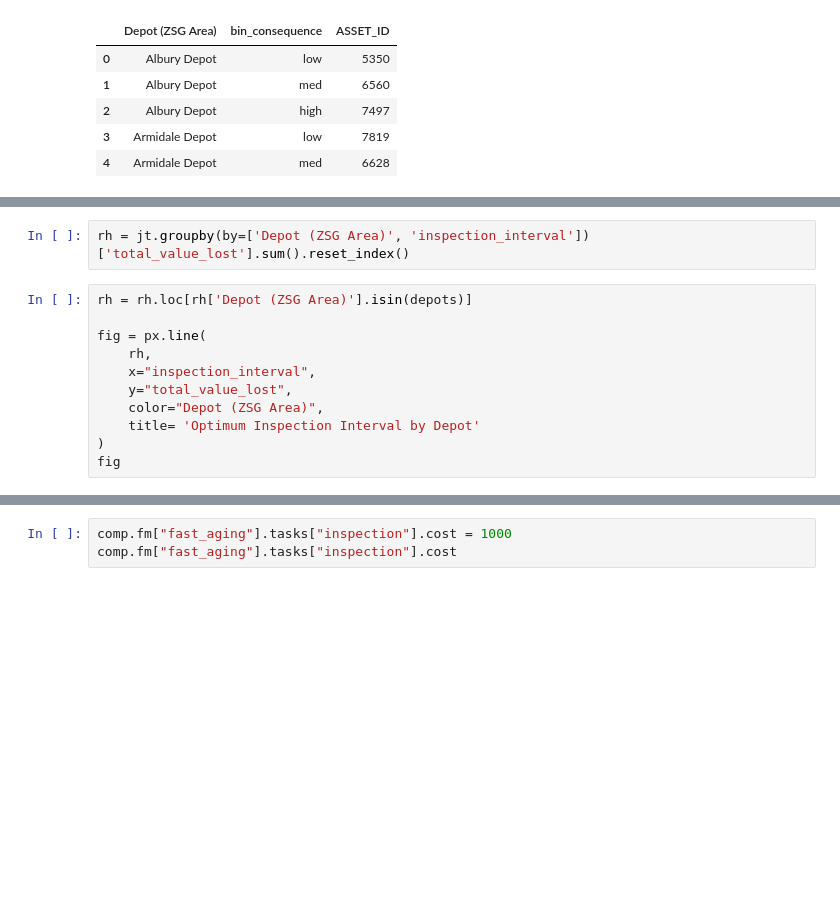
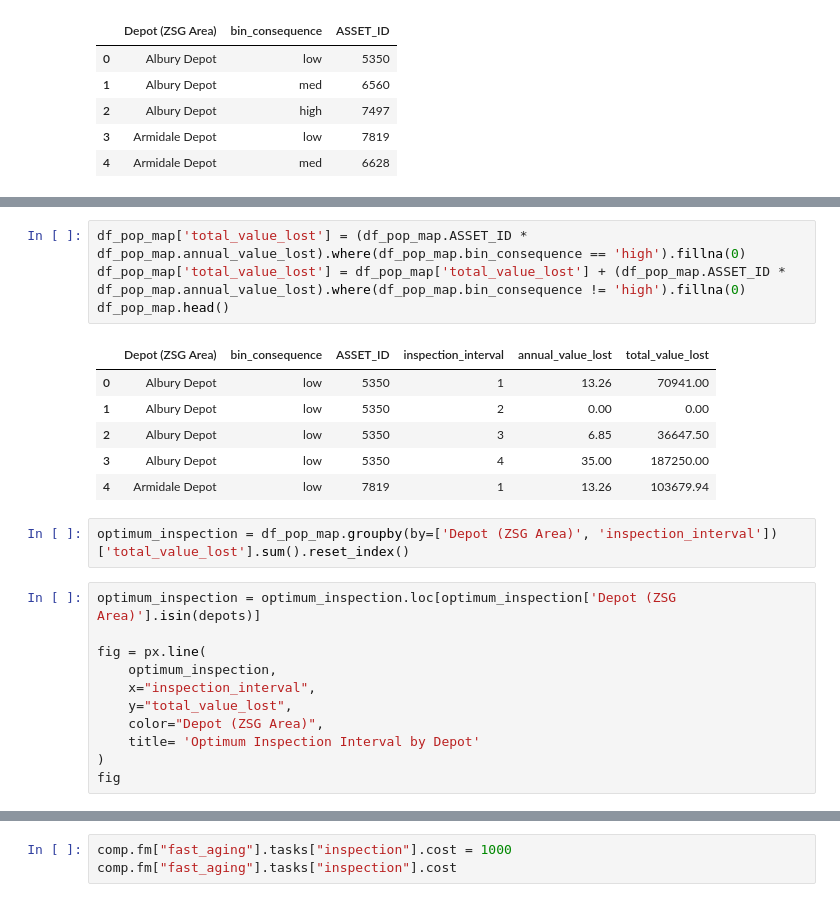
Before and after one commit to gavintreseder/pof, a Jupyter notebook: notebooks/value_lost.ipynb, the cells around one changed output, grey strips where cells are left out. Drawn from its saved outputs; the diff is of its cells as text; blank space fills up the shorter version.

```diff
--- a/notebooks/value_lost.ipynb
+++ b/notebooks/value_lost.ipynb
@@ -196,10 +198,21 @@ jt.head()
+# %%
+df_pop_map['total_value_lost'] = (df_pop_map.ASSET_ID * df_pop_map.annual_value_lost).where(df_pop_map.bin_consequence == 'high').fillna(0)
+df_pop_map['total_value_lost'] = df_pop_map['total_value_lost'] + (df_pop_map.ASSET_ID * df_pop_map.annual_value_lost).where(df_pop_map.bin_consequence != 'high').fillna(0)
+df_pop_map.head()
+# %% [output]
+|  | Depot (ZSG Area) | bin_consequence | ASSET_ID | inspection_interval | annual_value_lost | total_value_lost |
+| 0 | Albury Depot | low | 5350 | 1 | 13.26 | 70941.00 |
+| 1 | Albury Depot | low | 5350 | 2 | 0.00 | 0.00 |
+| 2 | Albury Depot | low | 5350 | 3 | 6.85 | 36647.50 |
+| 3 | Albury Depot | low | 5350 | 4 | 35.00 | 187250.00 |
+| 4 | Armidale Depot | low | 7819 | 1 | 13.26 | 103679.94 |
 # %%
-rh = jt.groupby(by=['Depot (ZSG Area)', 'inspection_interval'])['total_value_lost'].sum().reset_index()
+optimum_inspection = df_pop_map.groupby(by=['Depot (ZSG Area)', 'inspection_interval'])['total_value_lost'].sum().reset_index()
 # %%
-rh = rh.loc[rh['Depot (ZSG Area)'].isin(depots)]
+optimum_inspection = optimum_inspection.loc[optimum_inspection['Depot (ZSG Area)'].isin(depots)]
 
 fig = px.line(
-    rh,
+    optimum_inspection,
     x="inspection_interval",
     y="total_value_lost",
     color="Depot (ZSG Area)",
```
Also changed, not shown: parts of 36 cells of this notebook, 5 other files.
